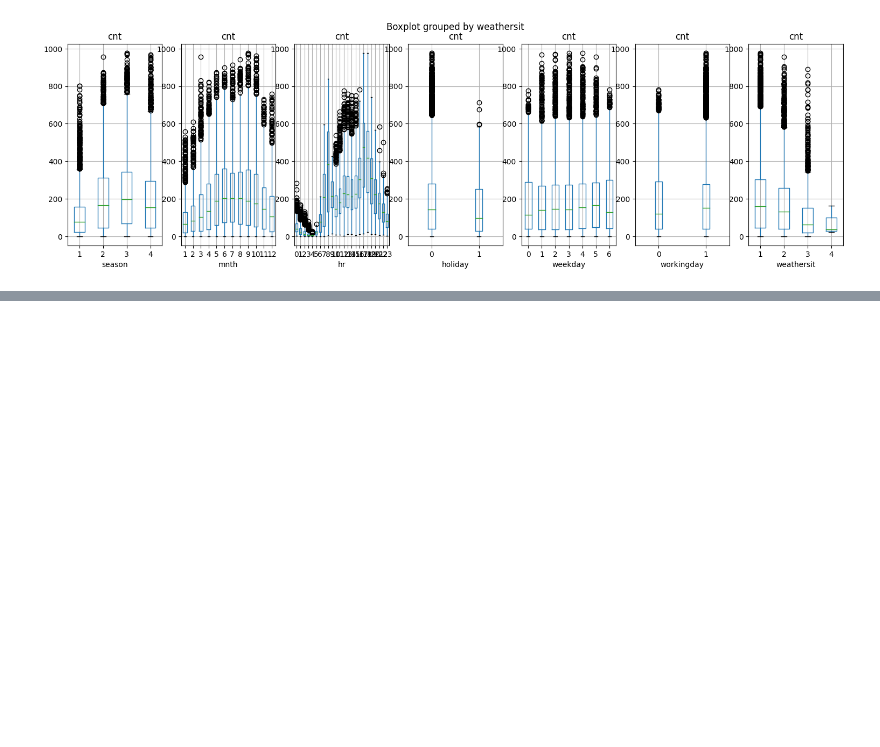
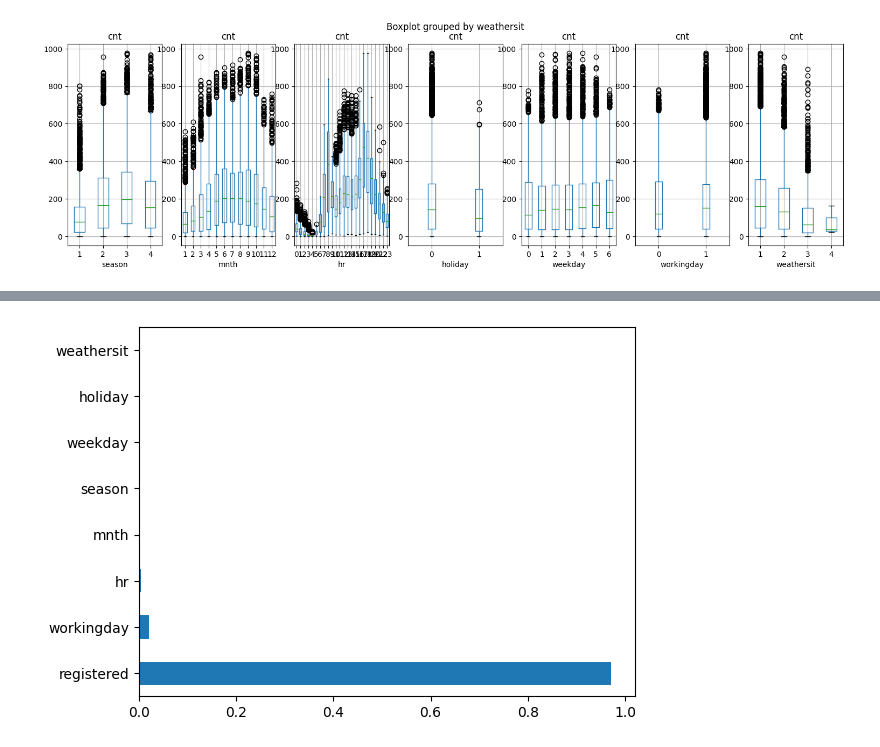
Before and after one commit to anish3565/Case_Studies, a Jupyter notebook: Regression/2. BikeRentalDemandPrediction.ipynb, the cells around one changed output, grey strips where cells are left out. Cells and saved outputs as stored; diff of their text form; code cells hidden in the pictures; blank space fills up the shorter version.

Commit message:
Decision Tree, Random Forest and XGBoost added in BikeRental notebook

```diff
--- a/Regression/2. BikeRentalDemandPrediction.ipynb
+++ b/Regression/2. BikeRentalDemandPrediction.ipynb
@@ -481,0 +610,16 @@ What to look in these box plots:
+# %%
+### Sandardization of data ###
+from sklearn.preprocessing import StandardScaler, MinMaxScaler
+
+# MinMAx normalization
+PredictorScaler=MinMaxScaler()
+
+# Storing the fit object for later reference
+PredictorScalerFit=PredictorScaler.fit(X)
+
+# Generating the standardized values of X
+X=PredictorScalerFit.transform(X)
+
+# Split the data into training and testing set
+from sklearn.model_selection import train_test_split
+X_train, X_test, y_train, y_test = train_test_split(X, y, test_size=0.3, random_state=42)
@@ -481,0 +722,66 @@ What to look in these box plots:
+# %%
+# Decision Trees (Multiple if-else statements!)
+from sklearn.tree import DecisionTreeRegressor
+RegModel = DecisionTreeRegressor(max_depth=8,criterion='squared_error')
+# Good Range of Max_depth = 2 to 20
+
+# Printing all the parameters of Decision Tree
+print(RegModel)
+
+# Creating the model on Training Data
+DT=RegModel.fit(X_train,y_train)
+prediction=DT.predict(X_test)
+
+from sklearn import metrics
+# Measuring Goodness of fit in Training data
+print('R2 Value:',metrics.r2_score(y_train, DT.predict(X_train)))
+
+# Plotting the feature importance for Top 10 most important columns
+%matplotlib inline
+feature_importances = pd.Series(DT.feature_importances_, index=Predictors)
+feature_importances.nlargest(10).plot(kind='barh')
+
+###########################################################################
+print('\n########## Model Validation and Accuracy Calculations ##########')
+
+# Printing some sample values of prediction
+TestingDataResults=pd.DataFrame(data=X_test, columns=Predictors)
+TestingDataResults[TargetVariable]=y_test
+TestingDataResults[('Predicted'+TargetVariable)]=np.round(prediction)
+
+# Printing sample prediction values
+print(TestingDataResults[[TargetVariable,'Predicted'+TargetVariable]].head())
+
+# Calculating the error for each row
+TestingDataResults['APE']=100 * ((abs(
+  TestingDataResults['cnt']-TestingDataResults['Predictedcnt']))/TestingDataResults['cnt'])
+
+MAPE=np.mean(TestingDataResults['APE'])
+MedianMAPE=np.median(TestingDataResults['APE'])
+
+Accuracy =100 - MAPE
+MedianAccuracy=100- MedianMAPE
+print('Mean Accuracy on test data:', Accuracy) # Can be negative sometimes due to outlier
+print('Median Accuracy on test data:', MedianAccuracy)
+
+
+# Defining a custom function to calculate accuracy
+# Make sure there are no zeros in the Target variable if you are using MAPE
+def Accuracy_Score(orig,pred):
+    MAPE = np.mean(100 * (np.abs(orig-pred)/orig))
+    #print('#'*70,'Accuracy:', 100-MAPE)
+    return(100-MAPE)
+
+# Custom Scoring MAPE calculation
+from sklearn.metrics import make_scorer
+custom_Scoring=make_scorer(Accuracy_Score, greater_is_better=True)
+
+# Importing cross validation function from sklearn
+from sklearn.model_selection import cross_val_score
+
+# Running 10-Fold Cross validation on a given algorithm
+# Passing full data X and y because the K-fold will split the data and automatically choose train/test
+Accuracy_Values=cross_val_score(RegModel, X , y, cv=10, scoring=custom_Scoring)
+print('\nAccuracy values for 10-fold Cross Validation:\n',Accuracy_Values)
+print('\nFinal Average Accuracy of the model:', round(Accuracy_Values.mean(),2))
+# %% [output]
@@ -481,0 +806 @@ What to look in these box plots:
+[figure, added]
```
Also changed, not shown: parts of 29 cells of this notebook.
